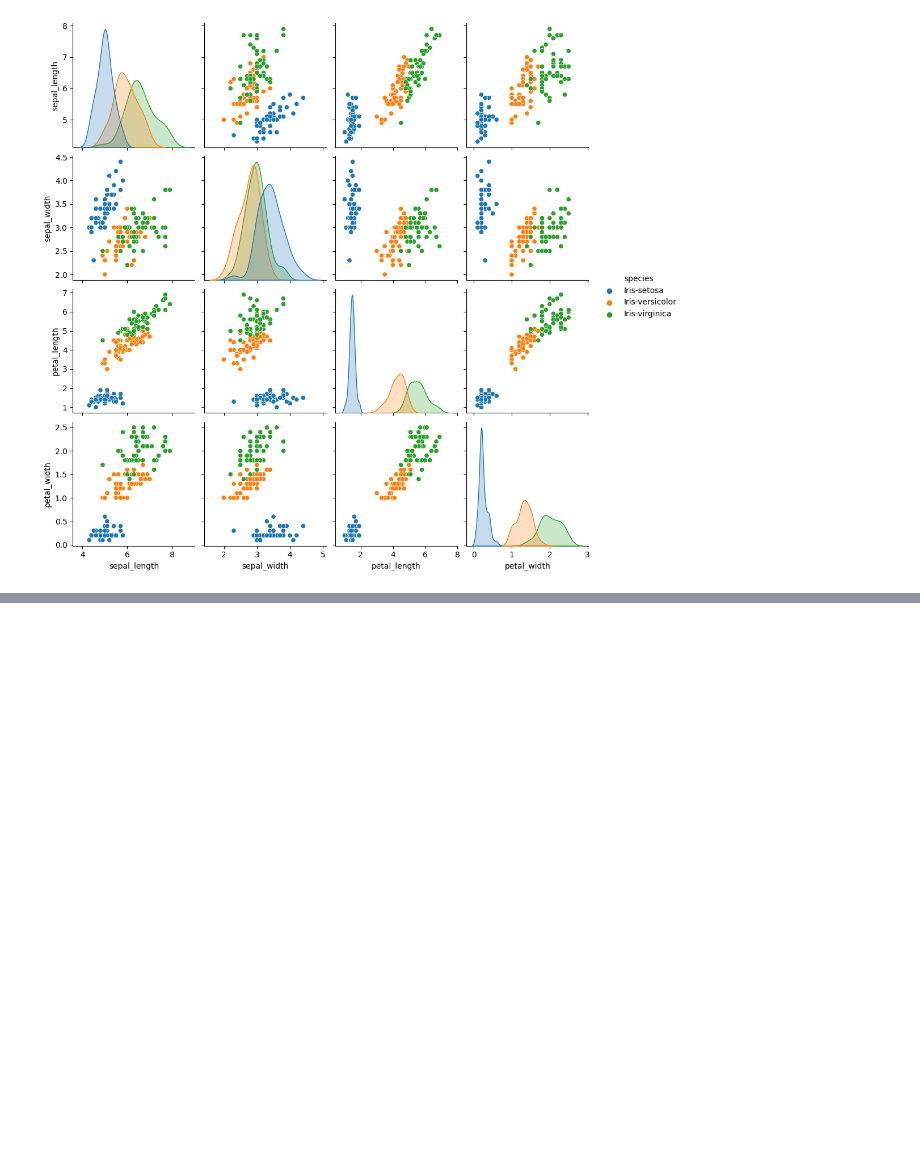
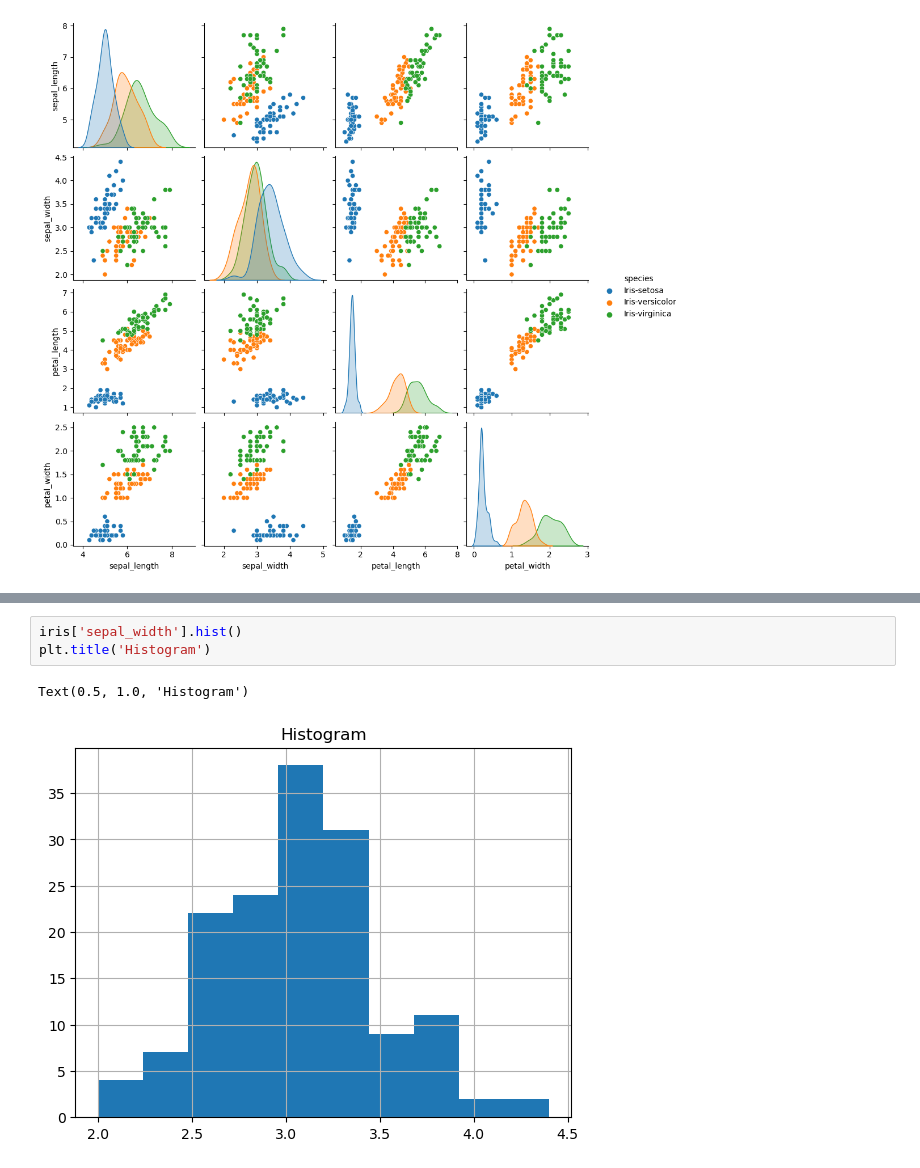
Before and after one commit to pranayguptag/CodSoft.2, a Jupyter notebook: Task.2/IRIS FLOWER CLASSIFICATION.ipynb, the cells around one changed output, grey strips where cells are left out. Cells and saved outputs as stored; diff of their text form; blank space fills up the shorter version.

```diff
--- a/Task.2/IRIS FLOWER CLASSIFICATION.ipynb
+++ b/Task.2/IRIS FLOWER CLASSIFICATION.ipynb
@@ -131,0 +137,6 @@ sns.pairplot(iris,hue = "species")
+# %%
+iris['sepal_width'].hist()
+plt.title('Histogram')
+# %% [output]
+Text(0.5, 1.0, 'Histogram')
+[figure, added]
```
Also changed, not shown: parts of 25 cells of this notebook.
